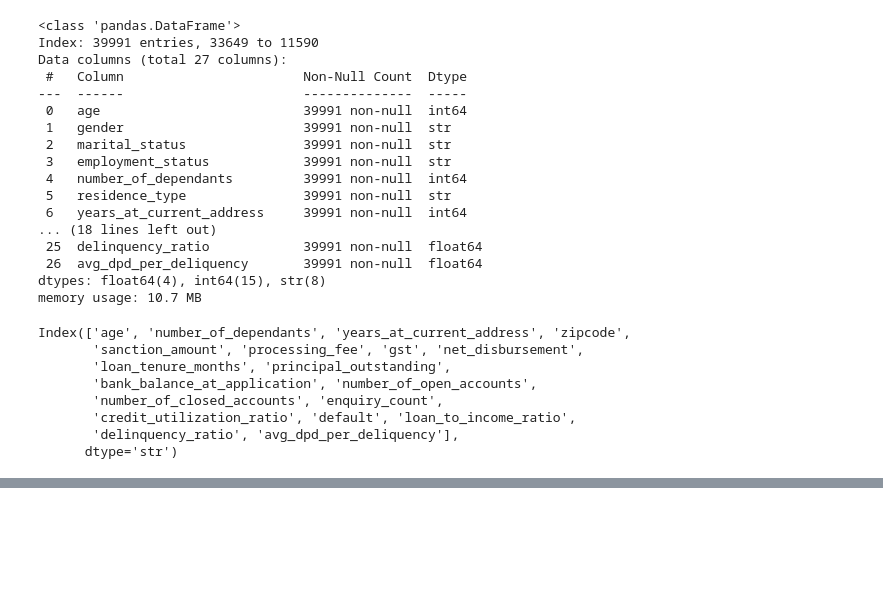
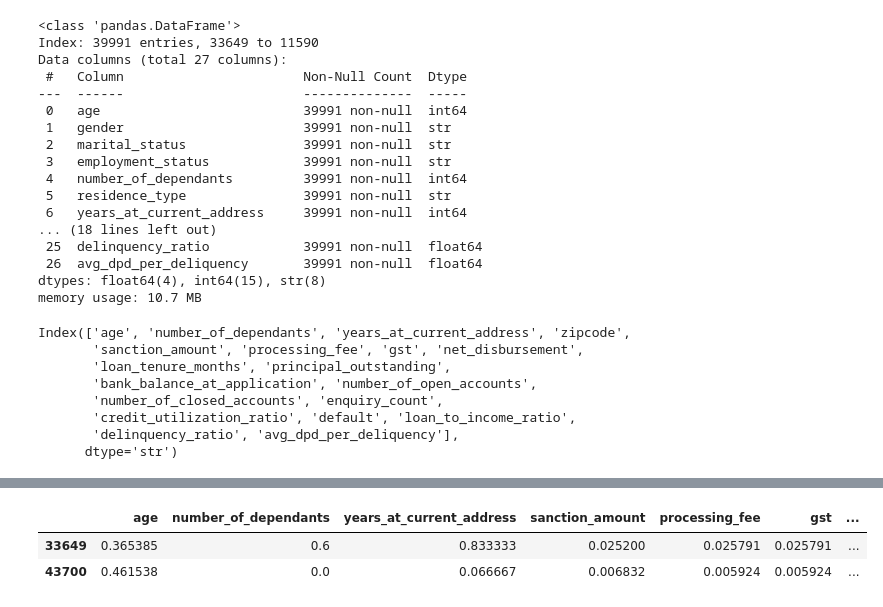
Before and after one commit to ittihadur/ML-Classification-Project, a Jupyter notebook: credit_risk_model.ipynb, the cells around one changed output, grey strips where cells are left out. Cells and saved outputs as stored; diff of their text form; code cells hidden in the pictures; blank space fills up the shorter version.

```diff
--- a/credit_risk_model.ipynb
+++ b/credit_risk_model.ipynb
@@ -570,3 +570,9 @@ X_test.describe()
 | 50% | 0.423077 | 0.400000 | 0.500000 | 0.049862 | 0.045867 | 0.045867 | ... |
 | 75% | 0.538462 | 0.600000 | 0.766667 | 0.096216 | 0.094387 | 0.094387 | ... |
 | max | 1.000000 | 1.000000 | 1.000000 | 0.981249 | 0.916159 | 0.916159 | ... |
+# %%
+X_train[columns_to_scale].head(2)
+# %% [output]
+|  | age | number_of_dependants | years_at_current_address | sanction_amount | processing_fee | gst | ... |
+| 33649 | 0.365385 | 0.6 | 0.833333 | 0.025200 | 0.025791 | 0.025791 | ... |
+| 43700 | 0.461538 | 0.0 | 0.066667 | 0.006832 | 0.005924 | 0.005924 | ... |
```
Also changed, not shown: parts of 6 cells of this notebook.
